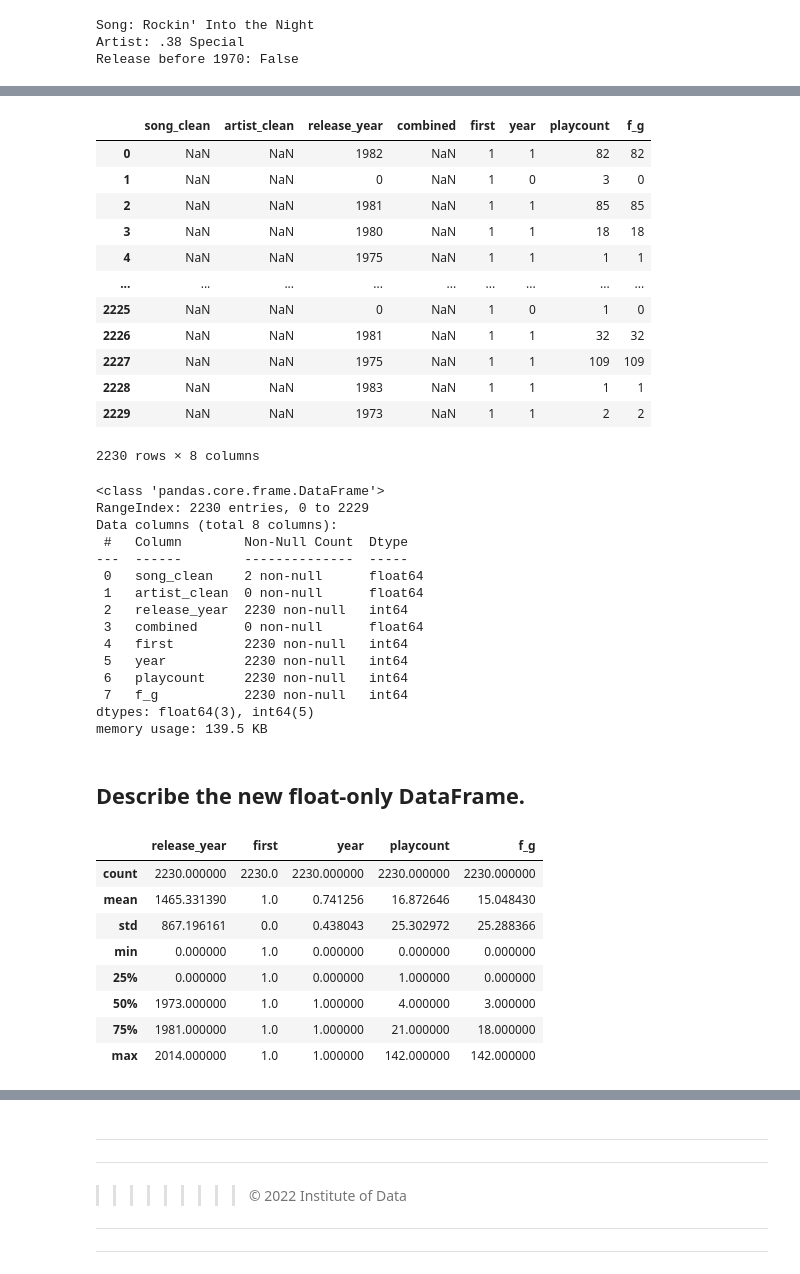
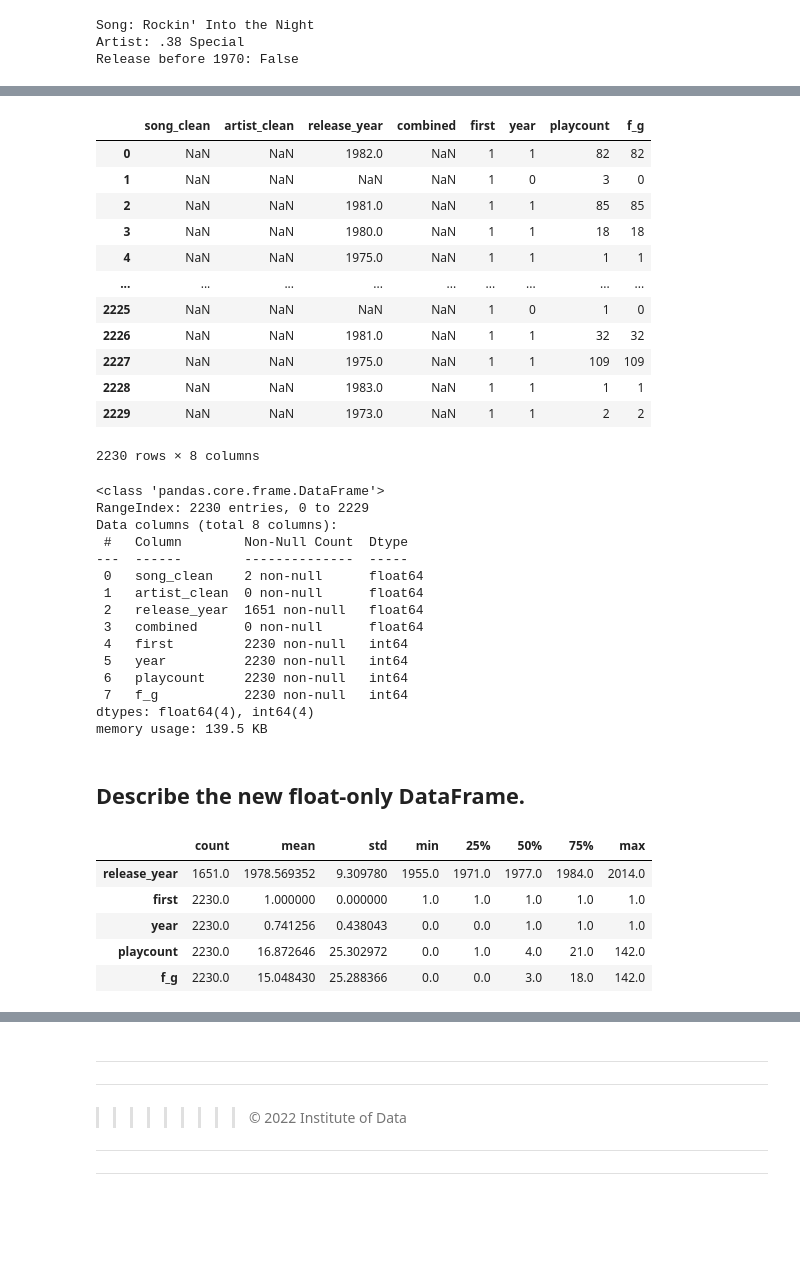
Before and after one commit to stolltho/iod_repo, a Jupyter notebook: Module 2/Labs 2/IOD_Lab 2.1.1.ipynb, the cells around one changed output, grey strips where cells are left out. Saved outputs shown, nothing was run; the diff lists cells and outputs as text; code cells hidden in the pictures; blank space fills up the shorter version.

```diff
--- a/Module 2/Labs 2/IOD_Lab 2.1.1.ipynb
+++ b/Module 2/Labs 2/IOD_Lab 2.1.1.ipynb
@@ -1014,7 +1020,10 @@ f_g              int64
 dtype: object
 # %%
 #convert release_year to numeric
-rock.release_year = pd.to_numeric(rock.release_year)
+rock['release_year'] = rock['release_year'].astype('int64')
+
+#alternative type conversion
+#rock['release_year'] = pd.to_numeric(rock.release_year)
 # %%
 rock.dtypes
 # %% [output]
@@ -1170,17 +1188,17 @@ def convert_to_float(column):
 rock.apply(convert_to_float) #default axis=0
 # %% [output]
 |  | song_clean | artist_clean | release_year | combined | first | year | playcount | f_g |
-| 0 | NaN | NaN | 1982 | NaN | 1 | 1 | 82 | 82 |
-| 1 | NaN | NaN | 0 | NaN | 1 | 0 | 3 | 0 |
-| 2 | NaN | NaN | 1981 | NaN | 1 | 1 | 85 | 85 |
-| 3 | NaN | NaN | 1980 | NaN | 1 | 1 | 18 | 18 |
-| 4 | NaN | NaN | 1975 | NaN | 1 | 1 | 1 | 1 |
+| 0 | NaN | NaN | 1982.0 | NaN | 1 | 1 | 82 | 82 |
+| 1 | NaN | NaN | NaN | NaN | 1 | 0 | 3 | 0 |
+| 2 | NaN | NaN | 1981.0 | NaN | 1 | 1 | 85 | 85 |
+| 3 | NaN | NaN | 1980.0 | NaN | 1 | 1 | 18 | 18 |
+| 4 | NaN | NaN | 1975.0 | NaN | 1 | 1 | 1 | 1 |
 | ... | ... | ... | ... | ... | ... | ... | ... | ... |
-| 2225 | NaN | NaN | 0 | NaN | 1 | 0 | 1 | 0 |
-| 2226 | NaN | NaN | 1981 | NaN | 1 | 1 | 32 | 32 |
-| 2227 | NaN | NaN | 1975 | NaN | 1 | 1 | 109 | 109 |
-| 2228 | NaN | NaN | 1983 | NaN | 1 | 1 | 1 | 1 |
-| 2229 | NaN | NaN | 1973 | NaN | 1 | 1 | 2 | 2 |
+| 2225 | NaN | NaN | NaN | NaN | 1 | 0 | 1 | 0 |
+| 2226 | NaN | NaN | 1981.0 | NaN | 1 | 1 | 32 | 32 |
+| 2227 | NaN | NaN | 1975.0 | NaN | 1 | 1 | 109 | 109 |
+| 2228 | NaN | NaN | 1983.0 | NaN | 1 | 1 | 1 | 1 |
+| 2229 | NaN | NaN | 1973.0 | NaN | 1 | 1 | 2 | 2 |
 2230 rows × 8 columns
 # %%
 rock_float = rock.apply(convert_to_float)
@@ -1193,25 +1211,22 @@ Data columns (total 8 columns):
 ---  ------        --------------  -----
  0   song_clean    2 non-null      float64
  1   artist_clean  0 non-null      float64
- 2   release_year  2230 non-null   int64
+ 2   release_year  1651 non-null   float64
  3   combined      0 non-null      float64
  4   first         2230 non-null   int64
  5   year          2230 non-null   int64
  6   playcount     2230 non-null   int64
  7   f_g           2230 non-null   int64
-dtypes: float64(3), int64(5)
+dtypes: float64(4), int64(4)
 memory usage: 139.5 KB
 # %% [markdown]
 ## Describe the new float-only DataFrame.
 # %%
-rock.describe()
+rock.describe().T
 # %% [output]
-|  | release_year | first | year | playcount | f_g |
-| count | 2230.000000 | 2230.0 | 2230.000000 | 2230.000000 | 2230.000000 |
-| mean | 1465.331390 | 1.0 | 0.741256 | 16.872646 | 15.048430 |
-| std | 867.196161 | 0.0 | 0.438043 | 25.302972 | 25.288366 |
-| min | 0.000000 | 1.0 | 0.000000 | 0.000000 | 0.000000 |
-| 25% | 0.000000 | 1.0 | 0.000000 | 1.000000 | 0.000000 |
-| 50% | 1973.000000 | 1.0 | 1.000000 | 4.000000 | 3.000000 |
-| 75% | 1981.000000 | 1.0 | 1.000000 | 21.000000 | 18.000000 |
-| max | 2014.000000 | 1.0 | 1.000000 | 142.000000 | 142.000000 |
+|  | count | mean | std | min | 25% | 50% | 75% | max |
+| release_year | 1651.0 | 1978.569352 | 9.309780 | 1955.0 | 1971.0 | 1977.0 | 1984.0 | 2014.0 |
+| first | 2230.0 | 1.000000 | 0.000000 | 1.0 | 1.0 | 1.0 | 1.0 | 1.0 |
+| year | 2230.0 | 0.741256 | 0.438043 | 0.0 | 0.0 | 1.0 | 1.0 | 1.0 |
+| playcount | 2230.0 | 16.872646 | 25.302972 | 0.0 | 1.0 | 4.0 | 21.0 | 142.0 |
+| f_g | 2230.0 | 15.048430 | 25.288366 | 0.0 | 0.0 | 3.0 | 18.0 | 142.0 |
```
Also changed, not shown: parts of 16 cells of this notebook, 3 other files.
